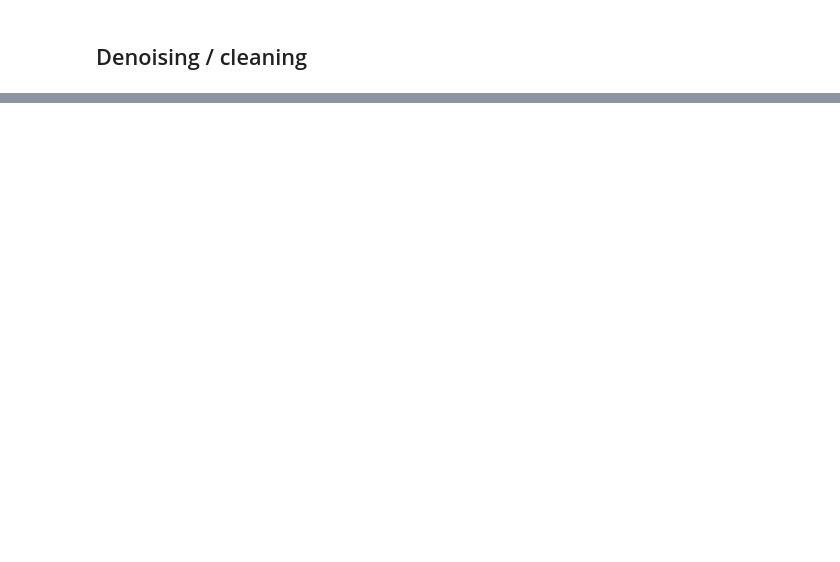
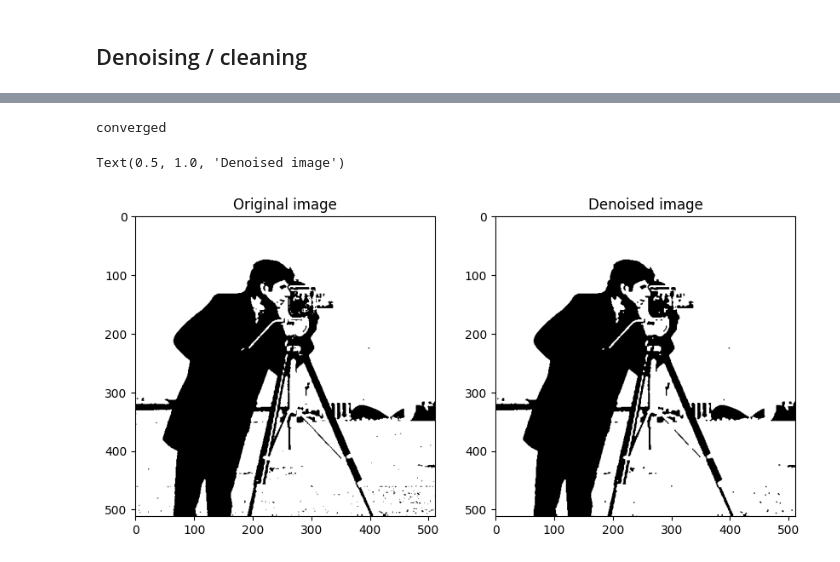
Before and after one commit to Cyrkryta/vision-image-processing, a Jupyter notebook: Assignment-5/assignment5.ipynb, the cells around one changed output, grey strips where cells are left out. Saved outputs shown, nothing was run; the diff lists cells and outputs as text; code cells hidden in the pictures; blank space fills up the shorter version.

Commit message:
updated denoising

```diff
--- a/Assignment-5/assignment5.ipynb
+++ b/Assignment-5/assignment5.ipynb
@@ -212,0 +191,30 @@ array([[ 60.254734, 154.6443  , 154.6443  , ...,  60.254734,  60.254734,
+# %%
+#image to cluster
+test_img = cv2.cvtColor(images[2], cv2.COLOR_BGR2GRAY)
+
+#clustering process
+features = get_features(test_img)
+centroids, nearest_centroids = k_means(features, k=2)
+
+#get clustered im
+for i in range(features.shape[0]):
+    features[i] = centroids[nearest_centroids[i]]
+
+clustered_im = features.reshape(test_img.shape)
+
+# denoise_segmentation(threshed_img) # Testing on otsu
+'''
+    This tests on normal k-means clustered images.
+    You can keep denoising to get the designated result.
+'''
+processed_image = multiple_denoisings(clustered_im, iters=20, big_neighbor=False)
+
+figs, (ax1, ax2) = plt.subplots(1, 2, figsize=(10, 7))
+ax1.imshow(clustered_im, cmap="gray")
+ax1.set_title("Original image")
+ax2.imshow(processed_image, cmap="gray")
+ax2.set_title("Denoised image")
+# %% [output]
+converged
+Text(0.5, 1.0, 'Denoised image')
+[figure, added]
```
Also changed, not shown: parts of 5 cells of this notebook.
